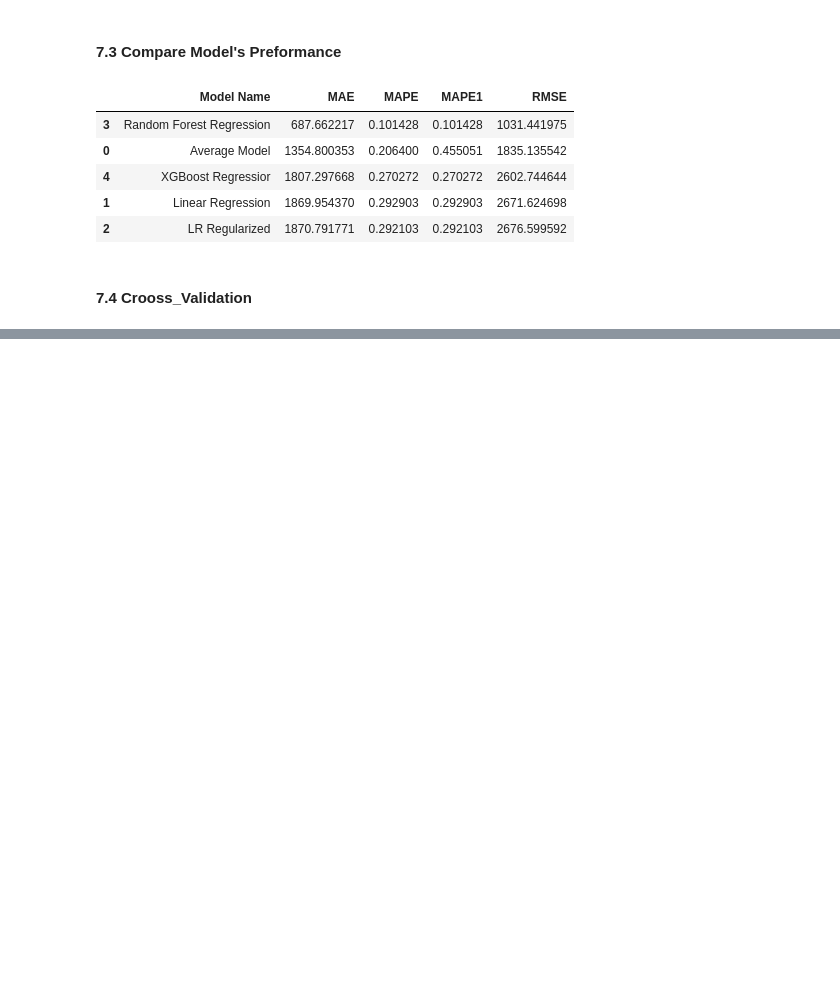
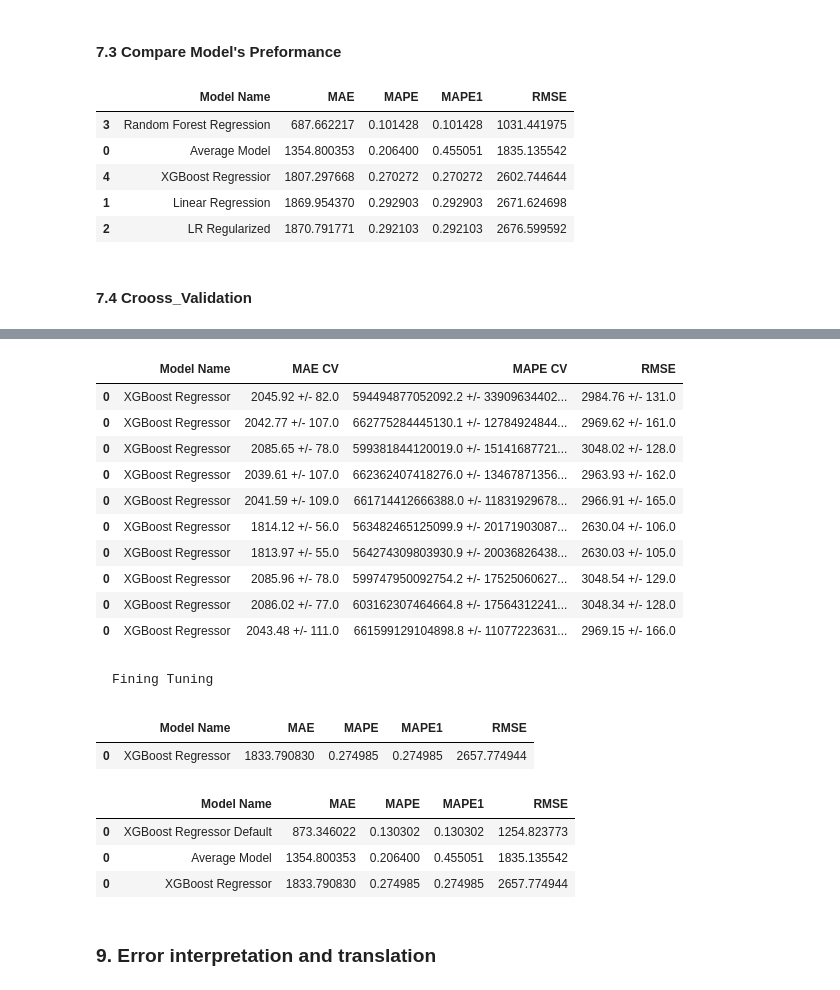
Before and after one commit to rsantosluan/ds_em_producao, a Jupyter notebook: M03_v1_StoreSalesPredictionFinal.ipynb, the cells around one changed output, grey strips where cells are left out. Saved outputs shown, nothing was run; the diff lists cells and outputs as text; code cells hidden in the pictures; blank space fills up the shorter version.

Commit message:
End of Fining Tuning

```diff
--- a/M03_v1_StoreSalesPredictionFinal.ipynb
+++ b/M03_v1_StoreSalesPredictionFinal.ipynb
@@ -848,8 +852,6 @@ linear_regression_result = ts_cross_validation('Linear Regression', lr, x_traini
 random_forest_result = ts_cross_validation('Random Forest', rf, x_training,6,5 )
 lasso_result = ts_cross_validation('Lasso', lss, x_training,6,5 )
 xgboost_result = ts_cross_validation('XGBoost Regressor', xgboost, x_training,6,5 )
-# %%
-xgboost_result = ts_cross_validation('XGBoost Regressor', xgboost, x_training,6,5 )
 # %%
 result = pd.concat([linear_regression_result, random_forest_result, lasso_result, xgboost_result]).sort_values('RMSE')
 result
@@ -863,0 +870,30 @@ result
+# %%
+param= {
+'n_estimators' : [1500,1700,2500,3000,3500],
+'eta' : [0.01, 0.03],
+'max_depth' : [3,5,9],
+'subsample' : [0.1,0.5,0.7],
+'colsample_bytree' : [0.3,0.7,0.9],
+'min_child_weight' : [3,8,15]
+}
+_MAX_EVAL = 10
+# %%
+final_result = pd.DataFrame()
+for i in range( _MAX_EVAL ):
+    #Choose values for parameters randomly
+    hp = {k: random.sample(v,1)[0] for k,v in param.items() }
+    print(hp)
+
+
+    xgb_model = xgb.XGBRFRegressor(
+        n_estimators = hp['n_estimators'],
+        eta = hp['eta'],
+        max_depth = hp['max_depth'],
+        subsample=hp['subsample'],
+        colsample_bytree = hp['colsample_bytree'],
+        min_child_weight = hp['min_child_weight']
+    )
+
+    #Performance
+    result = ts_cross_validation('XGBoost Regressor', xgb_model, x_training,6,2)
+    final_result = pd.concat([final_result, result])
@@ -863,0 +911,16 @@ result
+# %%
+final_result
+# %% [output]
+|  | Model Name | MAE CV | MAPE CV | RMSE |
+| 0 | XGBoost Regressor | 2045.92 +/- 82.0 | 594494877052092.2 +/- 33909634402... | 2984.76 +/- 131.0 |
+| 0 | XGBoost Regressor | 2042.77 +/- 107.0 | 662775284445130.1 +/- 12784924844... | 2969.62 +/- 161.0 |
+| 0 | XGBoost Regressor | 2085.65 +/- 78.0 | 599381844120019.0 +/- 15141687721... | 3048.02 +/- 128.0 |
+| 0 | XGBoost Regressor | 2039.61 +/- 107.0 | 662362407418276.0 +/- 13467871356... | 2963.93 +/- 162.0 |
+| 0 | XGBoost Regressor | 2041.59 +/- 109.0 | 661714412666388.0 +/- 11831929678... | 2966.91 +/- 165.0 |
+| 0 | XGBoost Regressor | 1814.12 +/- 56.0 | 563482465125099.9 +/- 20171903087... | 2630.04 +/- 106.0 |
+| 0 | XGBoost Regressor | 1813.97 +/- 55.0 | 564274309803930.9 +/- 20036826438... | 2630.03 +/- 105.0 |
+| 0 | XGBoost Regressor | 2085.96 +/- 78.0 | 599747950092754.2 +/- 17525060627... | 3048.54 +/- 129.0 |
+| 0 | XGBoost Regressor | 2086.02 +/- 77.0 | 603162307464664.8 +/- 17564312241... | 3048.34 +/- 128.0 |
+| 0 | XGBoost Regressor | 2043.48 +/- 111.0 | 661599129104898.8 +/- 11077223631... | 2969.15 +/- 166.0 |
+# %% [markdown]
+    Fining Tuning
@@ -863,0 +936,20 @@ result
+# %%
+#Model
+xgb_model_tuned = xgb.XGBRFRegressor(
+    n_estimators = param_tuned['n_estimators'],
+    eta = param_tuned['eta'],
+    max_depth = param_tuned['max_depth'],
+    subsample=param_tuned['subsample'],
+    colsample_bytree = param_tuned['colsample_bytree'],
+    min_child_weight = param_tuned['min_child_weight']
+).fit(x_train, Y_train)
+
+#Prediction
+yhat_xgb_tuned = xgb_model_tuned.predict(x_test)
+
+#Performance
+result_tuned = ml_error('XGBoost Regressor', np.expm1(Y_test), np.expm1(yhat_xgb_tuned))
+result_tuned
+# %% [output]
+|  | Model Name | MAE | MAPE | MAPE1 | RMSE |
+| 0 | XGBoost Regressor | 1833.790830 | 0.274985 | 0.274985 | 2657.774944 |
@@ -863,0 +960,8 @@ result
+# %%
+final = pd.concat([result, result_tuned, average_result]).sort_values('RMSE')
+final
+# %% [output]
+|  | Model Name | MAE | MAPE | MAPE1 | RMSE |
+| 0 | XGBoost Regressor Default | 873.346022 | 0.130302 | 0.130302 | 1254.823773 |
+| 0 | Average Model | 1354.800353 | 0.206400 | 0.455051 | 1835.135542 |
+| 0 | XGBoost Regressor | 1833.790830 | 0.274985 | 0.274985 | 2657.774944 |
@@ -863,0 +971,2 @@ result
+# %% [markdown]
+### 9. Error interpretation and translation
```
Also changed, not shown: parts of 10 cells of this notebook, 1 other file.
